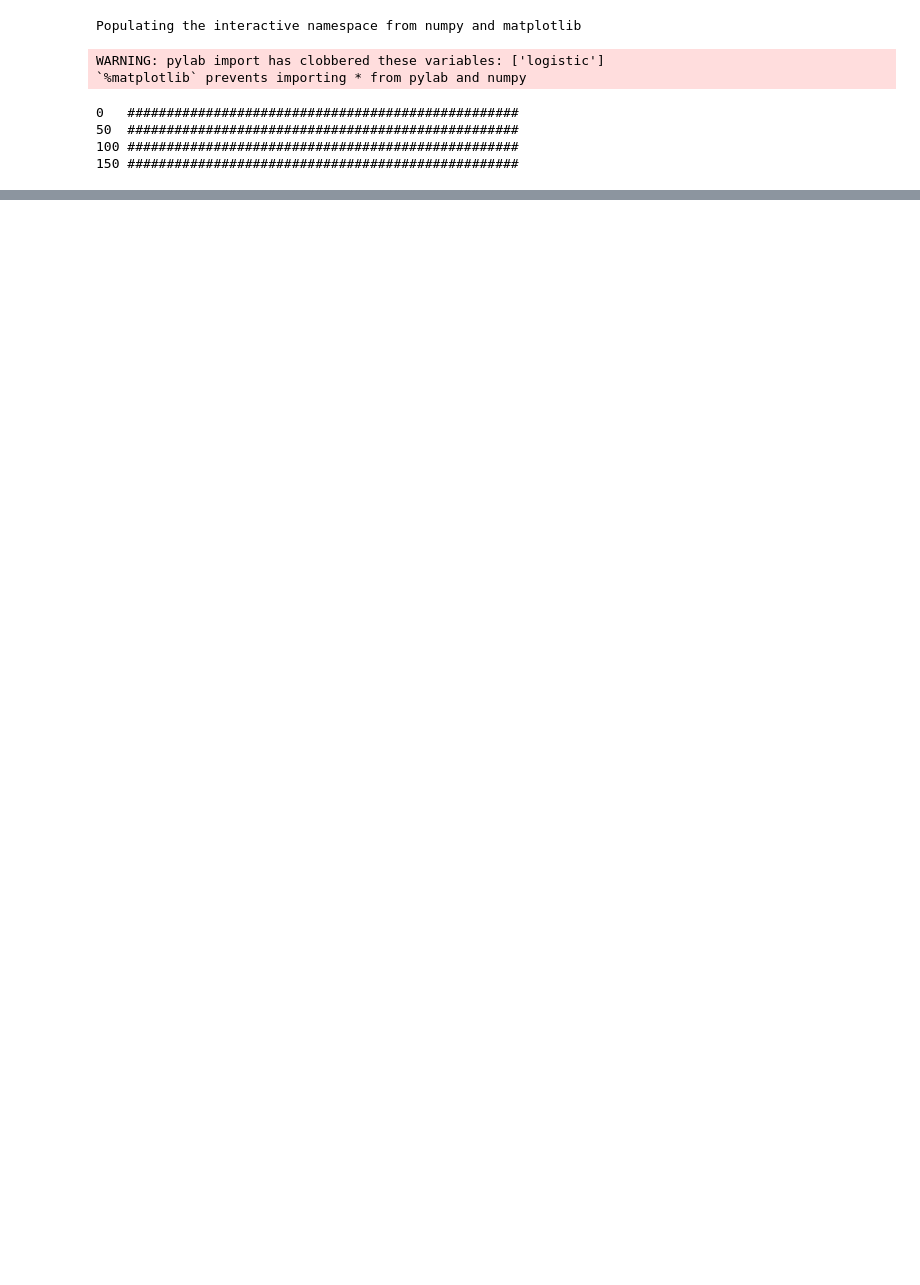
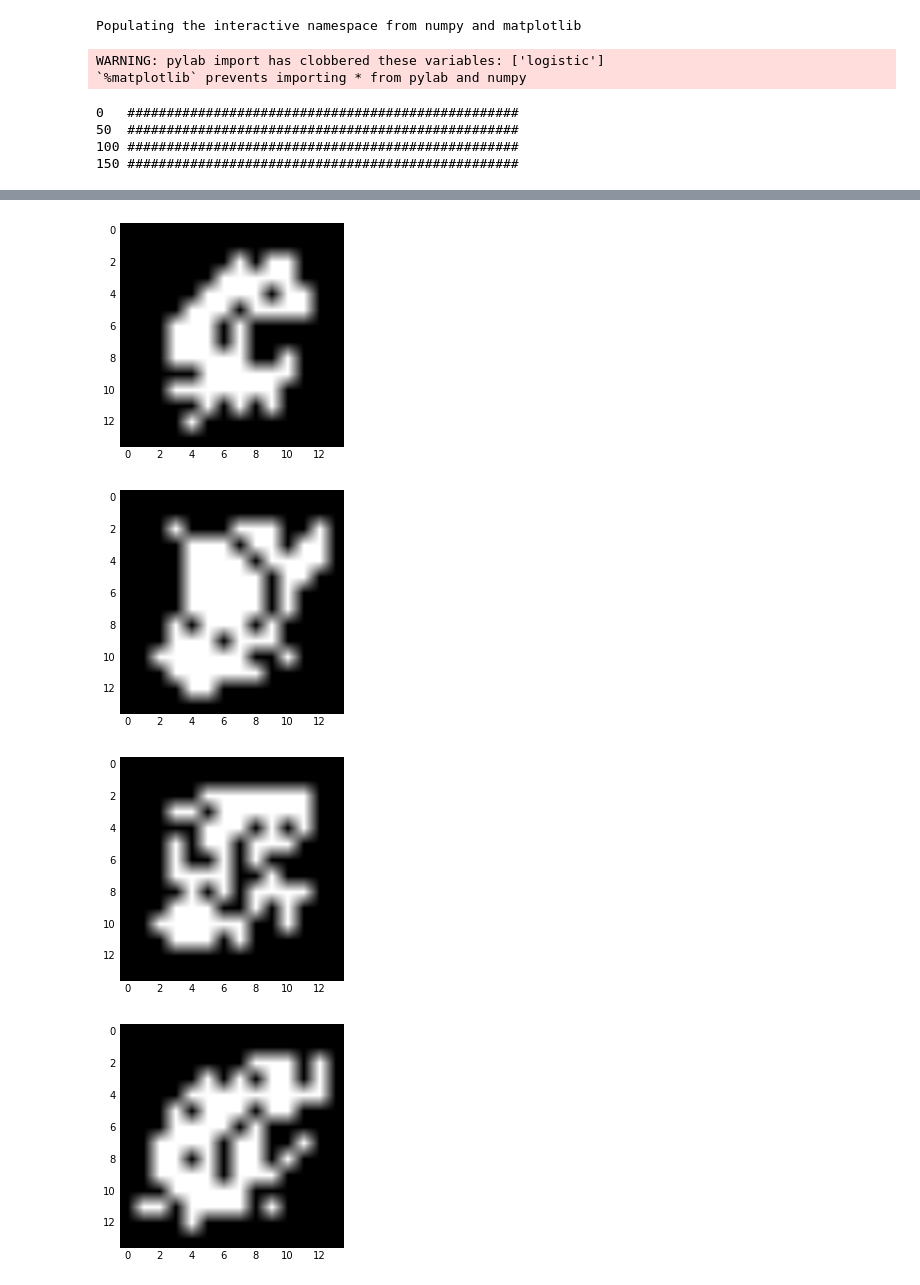
Before and after one commit to forestgoose/RBM, a Jupyter notebook: RBM.ipynb, the cells around one changed output, grey strips where cells are left out. Drawn from its saved outputs; the diff is of its cells as text; code cells hidden in the pictures; blank space fills up the shorter version.

```diff
--- a/RBM.ipynb
+++ b/RBM.ipynb
@@ -109,8 +108,8 @@ def classify(W, b, c, n, m, image):
     return np.argmax(v)
 # %%
-W0 = W
-b0 = b
-c0 = c;
+W0 = np.array(W)
+b0 = np.array(b)
+c0 = np.array(c);
 # %%
 # Saving the objects:
 with open('objs.pickle', 'wb') as f:  # Python 3: open(..., 'wb')
@@ -117,0 +117,33 @@ with open('objs.pickle', 'wb') as f:  # Python 3: open(..., 'wb')
+# %%
+def test_RBM(W, b, c, data, test_size=5000):
+    S = sample(images, test_size)
+    right_answers = 0
+    for v in S:
+        right_answers += (classify(W, b, c, v[0:-9]) == np.argmax(v[-9:]))
+    return right_answers / test_size
+# %%
+def train_with_tolerance(data, n, W=None, b=None, c=None, k=1, repeats=1, iterations=250, tolerance=0.01, learning_rate=0.1,
+                        batch_size=100):
+    initial_score = None
+    for repeat in range(repeats):
+        if (initial_score is None):
+            initial_score = test_RBM(W, b, c, data)
+        W0 = np.array(W)
+        b0 = np.array(b)
+        c0 = np.array(c)
+        W, b, c = train_RBM(len(data[0]), n, data, iterations=iterations, W=W, b=b, c=c, k=k, learning_rate=learning_rate,
+                            batch_size=batch_size)
+        updated_score = test_RBM(W, b, c, data)
+        print(), print("Initial score: ", initial_score, ", updated score: ", updated_score)
+        if (updated_score < initial_score + tolerance):
+            W = W0
+            b = b0
+            c = c0
+            print("Changes were rejected")
+        else:
+            initial_score = updated_score
+            print("Changes were accepted")
+    return W, b, c
+# %%
+W, b, c = train_with_tolerance(data=images, n=500, W=W, b=b, c=c, repeats=25, learning_rate=0.005, k=4, batch_size=60,
+                               tolerance=0.005, iterations=400)
@@ -117,0 +168,11 @@ with open('objs.pickle', 'wb') as f:  # Python 3: open(..., 'wb')
+# %%
+for digit in range(9):
+    v = generate(W=W, b=b, c=c, n=500, m=len(images[0]), digit=digit, iterations=1)
+    predicted_image = [[v[14*i + j] for j in range(14)] for i in range(14)]
+    imshow(predicted_image, cmap=cm.gray)
+    show()
+# %% [output]
+[figure, added]
+[figure, added]
+[figure, added]
+[figure, added]
```
Also changed, not shown: parts of 10 cells of this notebook, 1 other file.
